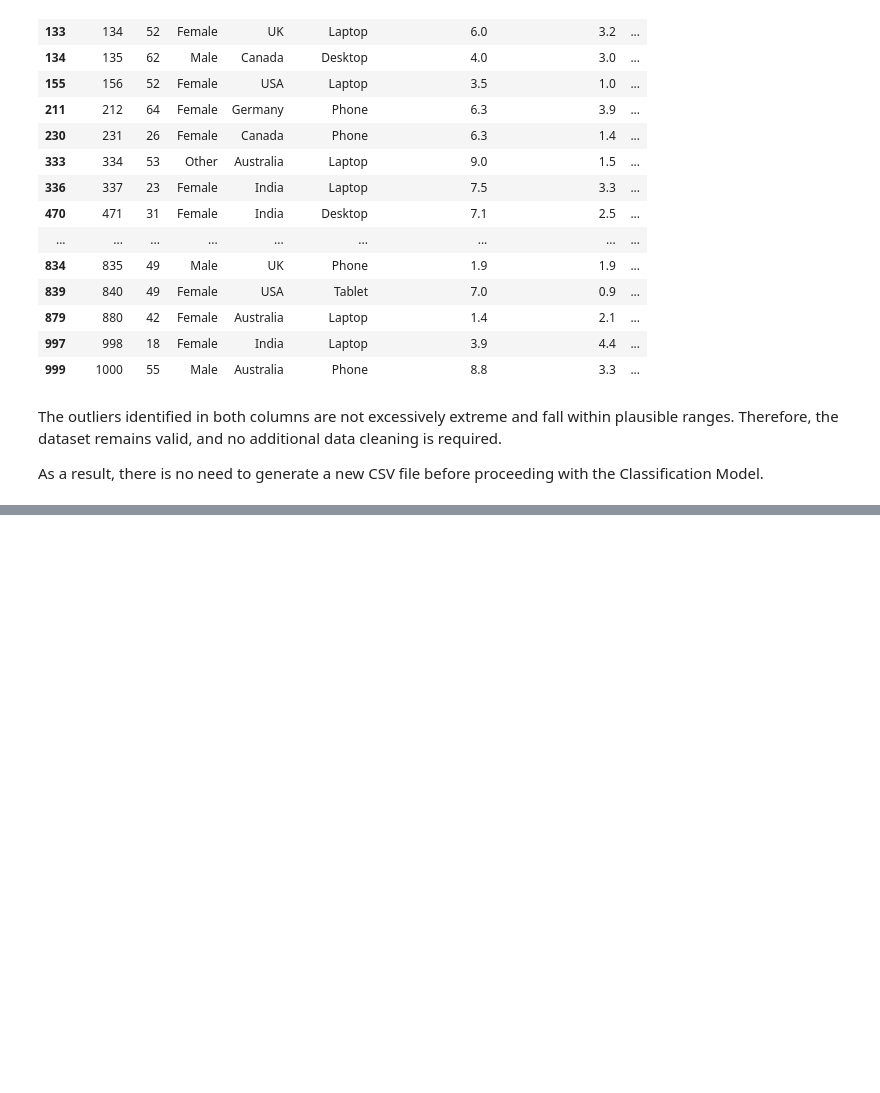
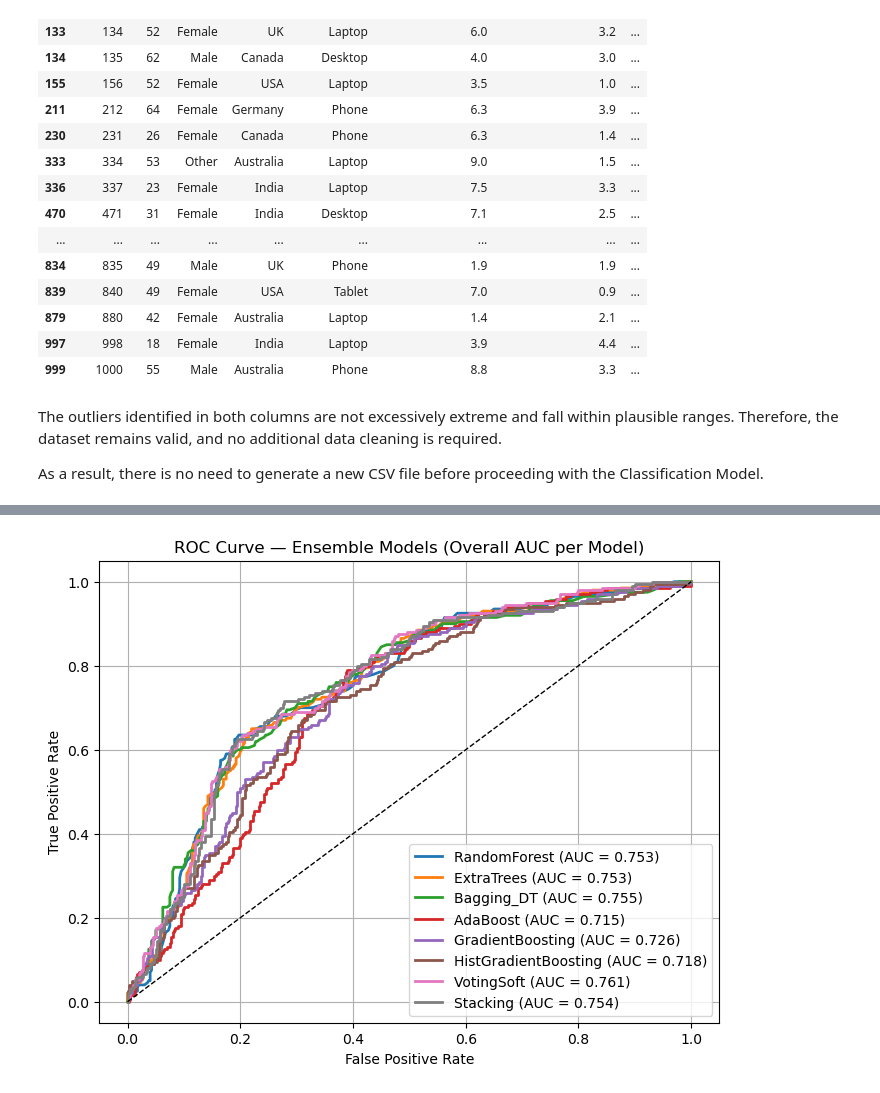
Before and after one commit to AaronTYT/IOD_mini_project_2_tech-wellbeing, a Jupyter notebook: mini_project_2.ipynb, the cells around one changed output, grey strips where cells are left out. Cells and saved outputs as stored; diff of their text form; code cells hidden in the pictures; blank space fills up the shorter version.

```diff
--- a/mini_project_2.ipynb
+++ b/mini_project_2.ipynb
@@ -305,0 +805,14 @@ Now we are at the stage to perform the following sub-sections:
+# %%
+# 2) Fit, predict, store results
+results = {}
+for name, pipe in ens_models.items():
+    pipe.fit(X_train, y_train)
+    y_pred = pipe.predict(X_test)
+    # all four support predict_proba for multiclass
+    y_prob = pipe.predict_proba(X_test)
+
+    results[name] = {
+        "pipe": pipe,
+        "y_pred": y_pred,
+        "y_prob": y_prob
+    }
@@ -305,0 +824,67 @@ Now we are at the stage to perform the following sub-sections:
+# %%
+# === Evaluation Metrics + AUC ===
+rows = []
+
+# consistent class order
+classes = list(np.unique(y_train))
+
+plt.figure(figsize=(8, 6))
+
+for name, res in results.items():
+    model = res["pipe"]
+    y_pred = res["y_pred"]
+    y_prob = res["y_prob"]
+
+    # core metrics
+    acc = accuracy_score(y_test, y_pred)
+    bacc = balanced_accuracy_score(y_test, y_pred)
+    prec_w, rec_w, f1_w, _ = precision_recall_fscore_support(
+        y_test, y_pred, average="weighted", zero_division=0
+    )
+
+    # --- AUC calculation (same flatten logic as before) ---
+    y_test_bin = label_binarize(np.array(y_test), classes=model.classes_)
+    fpr, tpr, _ = roc_curve(y_test_bin.ravel(), y_prob.ravel())
+    auc_overall = auc(fpr, tpr)
+
+    # store row
+    rows.append({
+        "Model": name,
+        "Accuracy": round(acc, 3),
+        "Balanced Acc": round(bacc, 3),
+        "Precision (w)": round(prec_w, 3),
+        "Recall (w)": round(rec_w, 3),
+        "F1 (w)": round(f1_w, 3),
+        "AUC": round(auc_overall, 3)
+    })
+
+    # add ROC line
+    plt.plot(fpr, tpr, lw=2, label=f"{name} (AUC = {auc_overall:.3f})")
+
+# --- Plot ROC for all models ---
+plt.plot([0, 1], [0, 1], "k--", lw=1)
+plt.title("ROC Curve — Ensemble Models (Overall AUC per Model)")
+plt.xlabel("False Positive Rate")
+plt.ylabel("True Positive Rate")
+plt.legend(loc="lower right")
+plt.grid(True)
+plt.show()
+
+# --- Table with ranking ---
+metrics_df = (
+    pd.DataFrame(rows)
+    .sort_values(by=["Balanced Acc", "AUC"], ascending=False)
+    .reset_index(drop=True)
+)
+
+print("Ensemble Models Metric Results:\n")
+print(metrics_df)
+
+# --- Find the model with the best AUC ---
+best_auc_row = metrics_df.loc[metrics_df["AUC"].idxmax()]
+best_auc_model = best_auc_row["Model"]
+best_auc_value = best_auc_row["AUC"]
+
+print(f"\n🏆 Best model by AUC: {best_auc_model} (AUC = {best_auc_value:.3f})")
+# %% [output]
+[figure, added]
```
Also changed, not shown: parts of 27 cells of this notebook, 10 other files.
